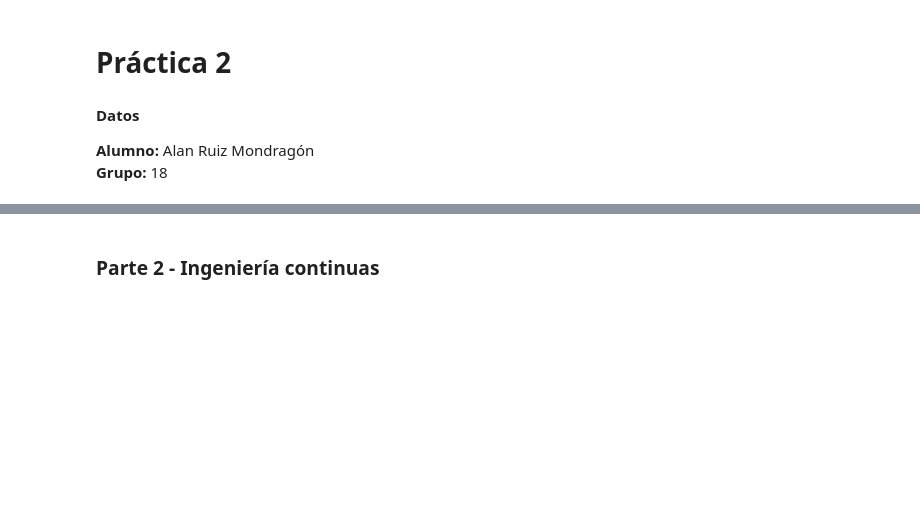
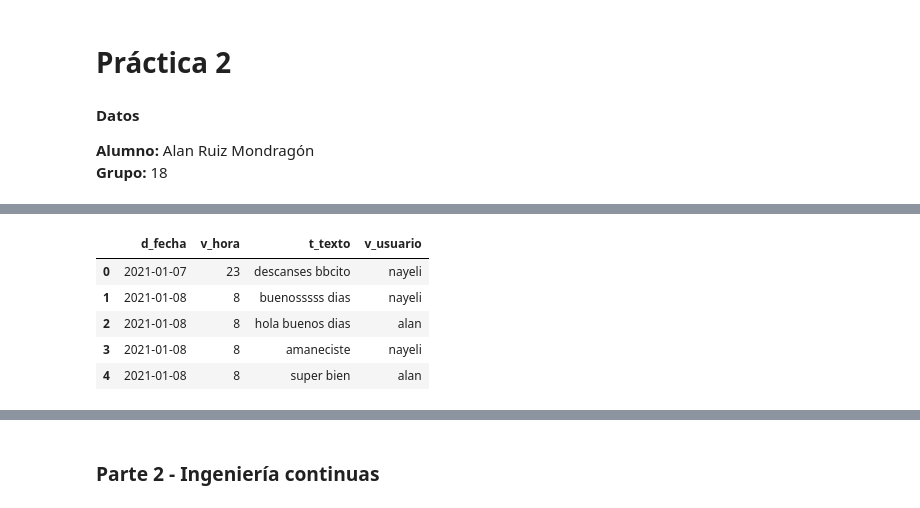
Before and after one commit to alanruizmondragon/ingenieria_de_variables, a Jupyter notebook: code/practica_2.ipynb, the cells around one changed output, grey strips where cells are left out. Cells and saved outputs as stored; diff of their text form; code cells hidden in the pictures; blank space fills up the shorter version.

```diff
--- a/code/practica_2.ipynb
+++ b/code/practica_2.ipynb
@@ -26,0 +299,9 @@ FileNotFoundError: [Errno 2] No such file or directory: 'wa_chat.txt'
+# %%
+df.head()
+# %% [output]
+|  | d_fecha | v_hora | t_texto | v_usuario |
+| 0 | 2021-01-07 | 23 | descanses bbcito | nayeli |
+| 1 | 2021-01-08 | 8 | buenosssss dias | nayeli |
+| 2 | 2021-01-08 | 8 | hola buenos dias | alan |
+| 3 | 2021-01-08 | 8 | amaneciste | nayeli |
+| 4 | 2021-01-08 | 8 | super bien | alan |
```
Also changed, not shown: parts of 70 cells of this notebook.
